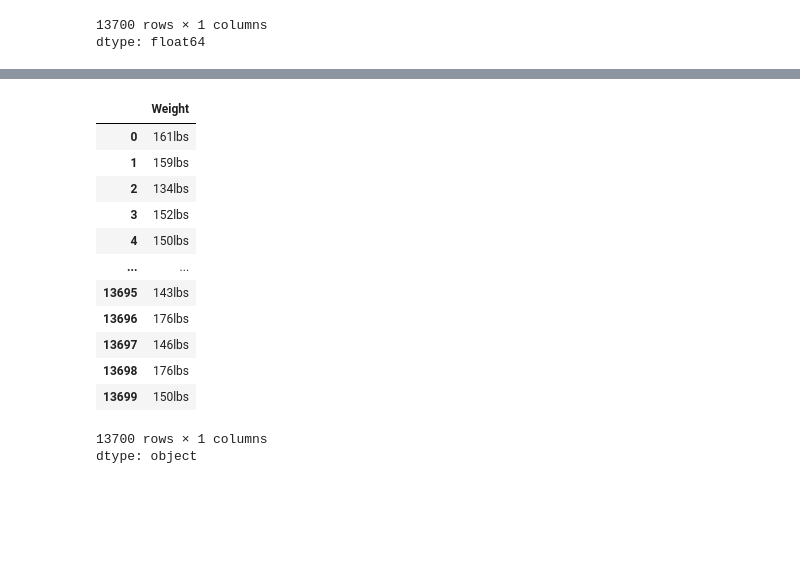
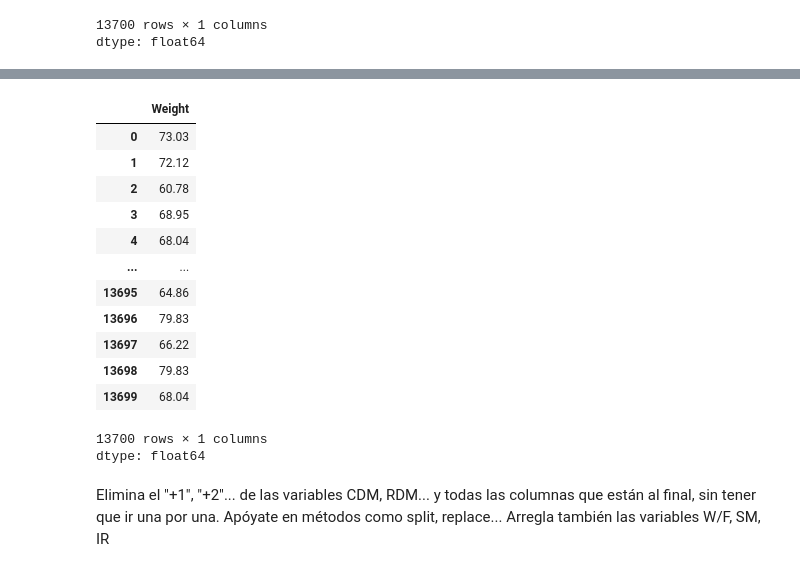
Before and after one commit to bvzq/DS_Consorci_2025, a Jupyter notebook: Ejercicios_fifa_Limpieza_analisis_datos.ipynb, the cells around one changed output, grey strips where cells are left out. Drawn from its saved outputs; the diff is of its cells as text; code cells hidden in the pictures; blank space fills up the shorter version.

```diff
--- a/Ejercicios_fifa_Limpieza_analisis_datos.ipynb
+++ b/Ejercicios_fifa_Limpieza_analisis_datos.ipynb
@@ -178,17 +196,16 @@ df_fifa.Height
 13700 rows × 1 columns
 dtype: float64
 # %%
-# Función para convertir aweight a kg
-# Convertir la columna Weight de 'lbs' a 'kg'
+# Función para convertir Weight a kg
 def weight_to_kg(Weight):
     try:
-        return float(weight.replace('lbs', '')) * 0.453592
+        return float(Weight.replace('lbs', '').strip()) * 0.453592
     except:
-        return None
+        return None  # Manejo de errores en caso de valores inválidos
 
 # Aplicar la conversión a la columna
-df_fifa.Weight_kg = df_fifa.weight.apply(weight_to_kg)
+df_fifa["Weight_kg"] = df_fifa["Weight"].apply(weight_to_kg)
 
 # Mostrar resultado
-print(df_fifa.Weight_kg)
+print(df_fifa["Weight_kg"])
 # %% [output]
@@ -196,17 +224,26 @@ AttributeError: 'DataFrame' object has no attribute 'weight'
 # %%
+# Redondear a 2 decimales
+df_fifa["Weight_kg"] = df_fifa["Weight_kg"].round(2)
+
+#  Reemplazar height por height_cm
+df_fifa["Weight"] = df_fifa["Weight_kg"]
+
 df_fifa.Weight
 # %% [output]
 |  | Weight |
-| 0 | 161lbs |
-| 1 | 159lbs |
-| 2 | 134lbs |
-| 3 | 152lbs |
-| 4 | 150lbs |
+| 0 | 73.03 |
+| 1 | 72.12 |
+| 2 | 60.78 |
+| 3 | 68.95 |
+| 4 | 68.04 |
 | ... | ... |
-| 13695 | 143lbs |
-| 13696 | 176lbs |
-| 13697 | 146lbs |
-| 13698 | 176lbs |
-| 13699 | 150lbs |
+| 13695 | 64.86 |
+| 13696 | 79.83 |
+| 13697 | 66.22 |
+| 13698 | 79.83 |
+| 13699 | 68.04 |
 13700 rows × 1 columns
-dtype: object
+dtype: float64
+# %% [markdown]
+Elimina el "+1", "+2"... de las variables CDM, RDM... y todas las columnas que están al final, sin tener que ir una por una. Apóyate en métodos como split, replace...
+Arregla también las variables W/F, SM, IR
```
Also changed, not shown: parts of 32 cells of this notebook.
